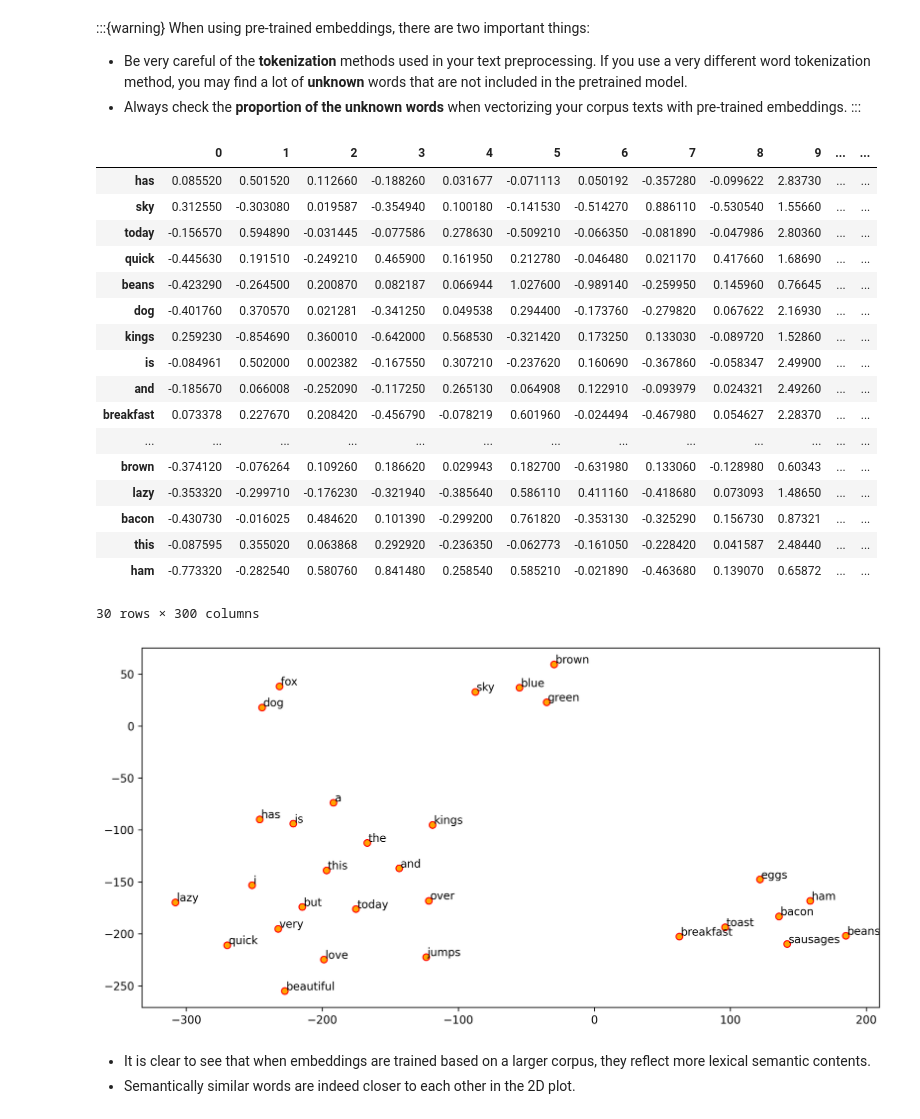
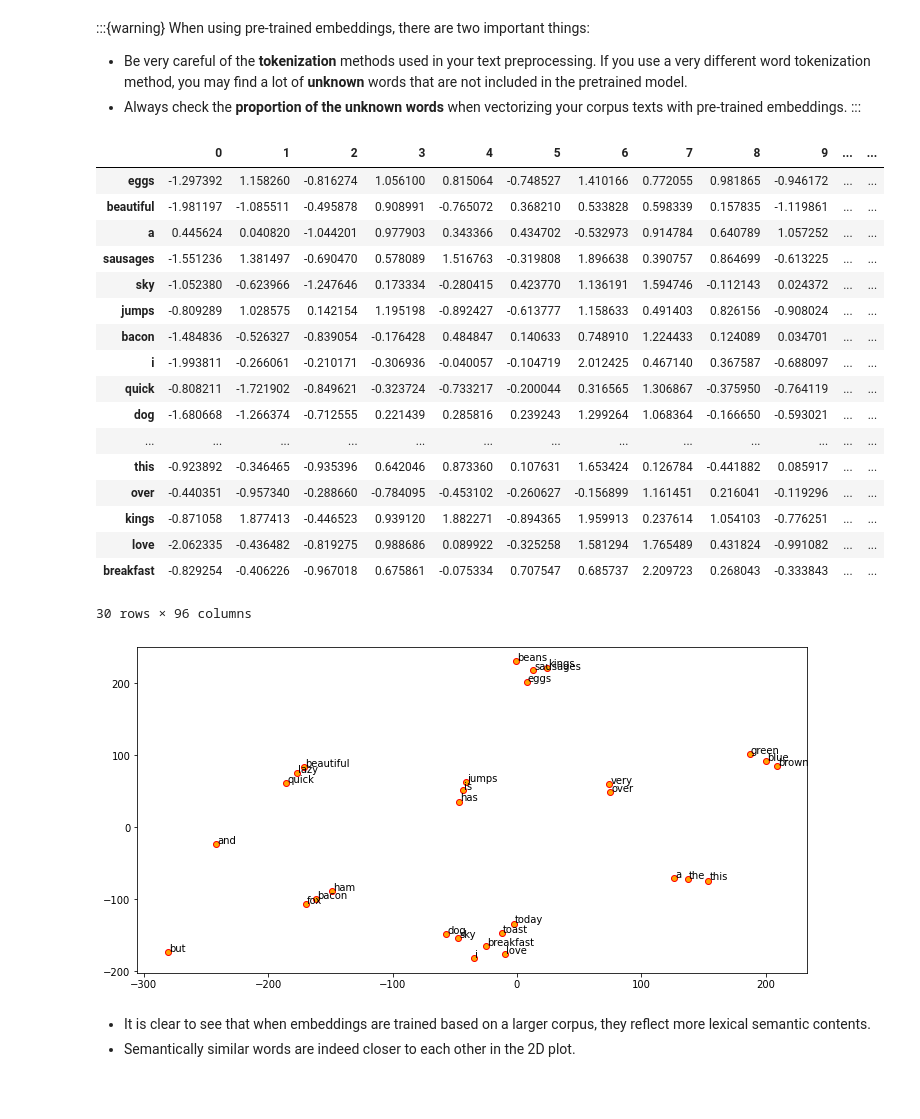
Before and after one commit to alvinntnu/NTNU_ENC2045_LECTURES, a Jupyter notebook: _build/jupyter_execute/nlp/text-vec-embedding.ipynb, the cells around one changed output. Cells and saved outputs as stored; diff of their text form; code cells hidden in the pictures; blank space fills up the shorter version.

```diff
--- a/_build/jupyter_execute/nlp/text-vec-embedding.ipynb
+++ b/_build/jupyter_execute/nlp/text-vec-embedding.ipynb
@@ -151,7 +151,7 @@ min_word_count = 1
 
 w2v_model = word2vec.Word2Vec(
     corpus_tokens,
-    size=feature_size,        # Word embeddings dimensionality
+    vector_size=feature_size,        # Word embeddings dimensionality
     window=window_context,    # Context window size
     min_count=min_word_count, # Minimum word count
     sg=1,                     # `1` for skip-gram; otherwise CBOW.
@@ -159,7 +159,7 @@ w2v_model = word2vec.Word2Vec(
     workers=1,                # number of cores to use
     negative = 5,             # how many negative samples should be drawn
     cbow_mean = 1,            # whether to use the average of context word embeddings or sum(concat)
-    iter=10000,               # number of epochs for the entire corpus
+    epochs=10000,               # number of epochs for the entire corpus
     batch_words=10000,        # batch size
 )
 # %% [output]
@@ -173,10 +173,10 @@ Wall time: 8.88 s
 # %%
 from sklearn.manifold import TSNE
 
-words = w2v_model.wv.index2word ## get the word forms of voculary
+words = w2v_model.wv.index_to_key ## get the word forms of voculary
 wvs = w2v_model.wv[words] ## get embeddings of all word forms
 
-tsne = TSNE(n_components=2, random_state=0, n_iter=5000, perplexity=5)
+tsne = TSNE(n_components=2, random_state=0, n_iter=5000, perplexity=2)
 np.set_printoptions(suppress=True)
 T = tsne.fit_transform(wvs)
 labels = words
@@ -231,7 +231,7 @@ def average_word_vectors(words, model, vocabulary, num_features):
     for word in words:
         if word in vocabulary:
             nwords = nwords + 1.
-            feature_vector = np.add(feature_vector, model[word])
+            feature_vector = np.add(feature_vector, model.wv[word])
 
     if nwords:
         feature_vector = np.divide(feature_vector, nwords)
@@ -240,7 +240,7 @@ def average_word_vectors(words, model, vocabulary, num_features):
 
 
 def averaged_word_vectorizer(corpus, model, num_features):
-    vocabulary = set(model.wv.index2word)
+    vocabulary = set(model.wv.index_to_key)
     features = [
         average_word_vectors(tokenized_sentence, model, vocabulary,
                              num_features) for tokenized_sentence in corpus
@@ -335,7 +335,7 @@ for i in range(len(labels)):
 import spacy
 
 
-nlp = spacy.load('en_core_web_lg',disable=['parse','entity'])
+nlp = spacy.load('en_core_web_sm',disable=['parse','entity'])
 
 total_vectors = len(nlp.vocab.vectors)
 print('Total word vectors:', total_vectors)
@@ -362,43 +362,43 @@ unique_words = set(sum(corpus_tokens,[]))
 
 # extract pre-trained embeddings of all words
 word_glove_vectors = np.array([nlp(word).vector for word in unique_words])
-pd.DataFrame(word_glove_vectors, index=unique_words)
+pd.DataFrame(word_glove_vectors, index=list(unique_words))
 # %% [output]
 |  | 0 | 1 | 2 | 3 | 4 | 5 | 6 | 7 | 8 | 9 | ... | ... |
-| has | 0.085520 | 0.501520 | 0.112660 | -0.188260 | 0.031677 | -0.071113 | 0.050192 | -0.357280 | -0.099622 | 2.83730 | ... | ... |
-| sky | 0.312550 | -0.303080 | 0.019587 | -0.354940 | 0.100180 | -0.141530 | -0.514270 | 0.886110 | -0.530540 | 1.55660 | ... | ... |
-| today | -0.156570 | 0.594890 | -0.031445 | -0.077586 | 0.278630 | -0.509210 | -0.066350 | -0.081890 | -0.047986 | 2.80360 | ... | ... |
-| quick | -0.445630 | 0.191510 | -0.249210 | 0.465900 | 0.161950 | 0.212780 | -0.046480 | 0.021170 | 0.417660 | 1.68690 | ... | ... |
-| beans | -0.423290 | -0.264500 | 0.200870 | 0.082187 | 0.066944 | 1.027600 | -0.989140 | -0.259950 | 0.145960 | 0.76645 | ... | ... |
-| dog | -0.401760 | 0.370570 | 0.021281 | -0.341250 | 0.049538 | 0.294400 | -0.173760 | -0.279820 | 0.067622 | 2.16930 | ... | ... |
-| kings | 0.259230 | -0.854690 | 0.360010 | -0.642000 | 0.568530 | -0.321420 | 0.173250 | 0.133030 | -0.089720 | 1.52860 | ... | ... |
-| is | -0.084961 | 0.502000 | 0.002382 | -0.167550 | 0.307210 | -0.237620 | 0.160690 | -0.367860 | -0.058347 | 2.49900 | ... | ... |
-| and | -0.185670 | 0.066008 | -0.252090 | -0.117250 | 0.265130 | 0.064908 | 0.122910 | -0.093979 | 0.024321 | 2.49260 | ... | ... |
-| breakfast | 0.073378 | 0.227670 | 0.208420 | -0.456790 | -0.078219 | 0.601960 | -0.024494 | -0.467980 | 0.054627 | 2.28370 | ... | ... |
+| eggs | -1.297392 | 1.158260 | -0.816274 | 1.056100 | 0.815064 | -0.748527 | 1.410166 | 0.772055 | 0.981865 | -0.946172 | ... | ... |
+| beautiful | -1.981197 | -1.085511 | -0.495878 | 0.908991 | -0.765072 | 0.368210 | 0.533828 | 0.598339 | 0.157835 | -1.119861 | ... | ... |
+| a | 0.445624 | 0.040820 | -1.044201 | 0.977903 | 0.343366 | 0.434702 | -0.532973 | 0.914784 | 0.640789 | 1.057252 | ... | ... |
+| sausages | -1.551236 | 1.381497 | -0.690470 | 0.578089 | 1.516763 | -0.319808 | 1.896638 | 0.390757 | 0.864699 | -0.613225 | ... | ... |
+| sky | -1.052380 | -0.623966 | -1.247646 | 0.173334 | -0.280415 | 0.423770 | 1.136191 | 1.594746 | -0.112143 | 0.024372 | ... | ... |
+| jumps | -0.809289 | 1.028575 | 0.142154 | 1.195198 | -0.892427 | -0.613777 | 1.158633 | 0.491403 | 0.826156 | -0.908024 | ... | ... |
+| bacon | -1.484836 | -0.526327 | -0.839054 | -0.176428 | 0.484847 | 0.140633 | 0.748910 | 1.224433 | 0.124089 | 0.034701 | ... | ... |
+| i | -1.993811 | -0.266061 | -0.210171 | -0.306936 | -0.040057 | -0.104719 | 2.012425 | 0.467140 | 0.367587 | -0.688097 | ... | ... |
+| quick | -0.808211 | -1.721902 | -0.849621 | -0.323724 | -0.733217 | -0.200044 | 0.316565 | 1.306867 | -0.375950 | -0.764119 | ... | ... |
+| dog | -1.680668 | -1.266374 | -0.712555 | 0.221439 | 0.285816 | 0.239243 | 1.299264 | 1.068364 | -0.166650 | -0.593021 | ... | ... |
 | ... | ... | ... | ... | ... | ... | ... | ... | ... | ... | ... | ... | ... |
-| brown | -0.374120 | -0.076264 | 0.109260 | 0.186620 | 0.029943 | 0.182700 | -0.631980 | 0.133060 | -0.128980 | 0.60343 | ... | ... |
-| lazy | -0.353320 | -0.299710 | -0.176230 | -0.321940 | -0.385640 | 0.586110 | 0.411160 | -0.418680 | 0.073093 | 1.48650 | ... | ... |
-| bacon | -0.430730 | -0.016025 | 0.484620 | 0.101390 | -0.299200 | 0.761820 | -0.353130 | -0.325290 | 0.156730 | 0.87321 | ... | ... |
-| this | -0.087595 | 0.355020 | 0.063868 | 0.292920 | -0.236350 | -0.062773 | -0.161050 | -0.228420 | 0.041587 | 2.48440 | ... | ... |
-| ham | -0.773320 | -0.282540 | 0.580760 | 0.841480 | 0.258540 | 0.585210 | -0.021890 | -0.463680 | 0.139070 | 0.65872 | ... | ... |
+| this | -0.923892 | -0.346465 | -0.935396 | 0.642046 | 0.873360 | 0.107631 | 1.653424 | 0.126784 | -0.441882 | 0.085917 | ... | ... |
+| over | -0.440351 | -0.957340 | -0.288660 | -0.784095 | -0.453102 | -0.260627 | -0.156899 | 1.161451 | 0.216041 | -0.119296 | ... | ... |
+| kings | -0.871058 | 1.877413 | -0.446523 | 0.939120 | 1.882271 | -0.894365 | 1.959913 | 0.237614 | 1.054103 | -0.776251 | ... | ... |
+| love | -2.062335 | -0.436482 | -0.819275 | 0.988686 | 0.089922 | -0.325258 | 1.581294 | 1.765489 | 0.431824 | -0.991082 | ... | ... |
+| breakfast | -0.829254 | -0.406226 | -0.967018 | 0.675861 | -0.075334 | 0.707547 | 0.685737 | 2.209723 | 0.268043 | -0.333843 | ... | ... |
-30 rows × 300 columns
+30 rows × 96 columns
 # %%
 from sklearn.manifold import TSNE
 
-tsne = TSNE(n_components=2, random_state=0, n_iter=5000, perplexity=5)
+tsne = TSNE(n_components=2, random_state=0, n_iter=5000, perplexity=1)
 np.set_printoptions(suppress=True)
 T = tsne.fit_transform(word_glove_vectors)
 labels = unique_words
 
 plt.figure(figsize=(12, 6))
 plt.scatter(T[:, 0], T[:, 1], c='orange', edgecolors='r')
 for label, x, y in zip(labels, T[:, 0], T[:, 1]):
     plt.annotate(label,
                  xy=(x + 1, y + 1),
                  xytext=(0, 0),
                  textcoords='offset points')
 # %% [output]
-[figure, old version]
+[figure, new version]
 # %% [markdown]
 - It is clear to see that when embeddings are trained based on a larger corpus, they reflect more lexical semantic contents.
 - Semantically similar words are indeed closer to each other in the 2D plot.
```
Also changed, not shown: parts of 16 cells of this notebook, 19 other files.
